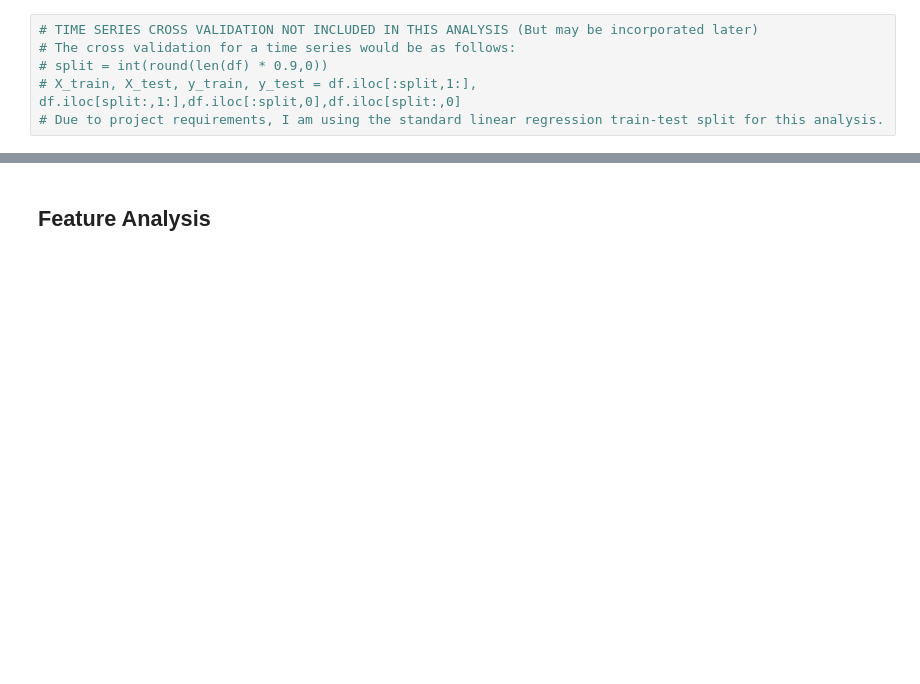
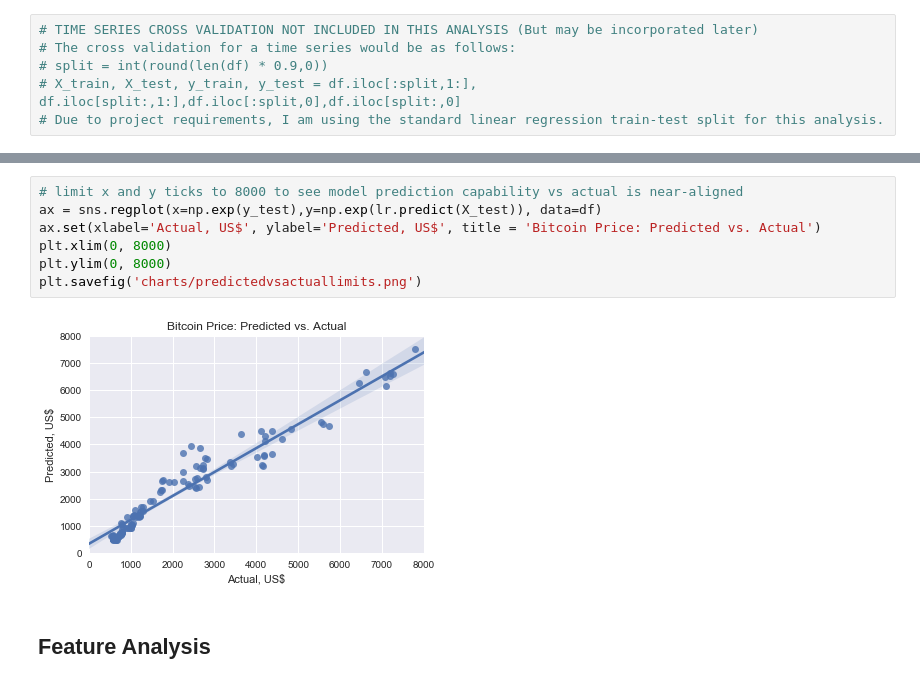
Before and after one commit to cipher813/McMahon_Metis, a Jupyter notebook: Project_2/BTC_LR.ipynb, the cells around one changed output, grey strips where cells are left out. Cells and saved outputs as stored; diff of their text form; blank space fills up the shorter version.

```diff
--- a/Project_2/BTC_LR.ipynb
+++ b/Project_2/BTC_LR.ipynb
@@ -188,3 +188,12 @@ plt.savefig('charts/predictedvsactual.png')
+# %%
+# limit x and y ticks to 8000 to see model prediction capability vs actual is near-aligned
+ax = sns.regplot(x=np.exp(y_test),y=np.exp(lr.predict(X_test)), data=df)
+ax.set(xlabel='Actual, US$', ylabel='Predicted, US$', title = 'Bitcoin Price: Predicted vs. Actual')
+plt.xlim(0, 8000)
+plt.ylim(0, 8000)
+plt.savefig('charts/predictedvsactuallimits.png')
+# %% [output]
+[figure, added]
 # %% [markdown]
 ## Feature Analysis
 # %%
```
Also changed, not shown: parts of 7 cells of this notebook, 3 other files.
